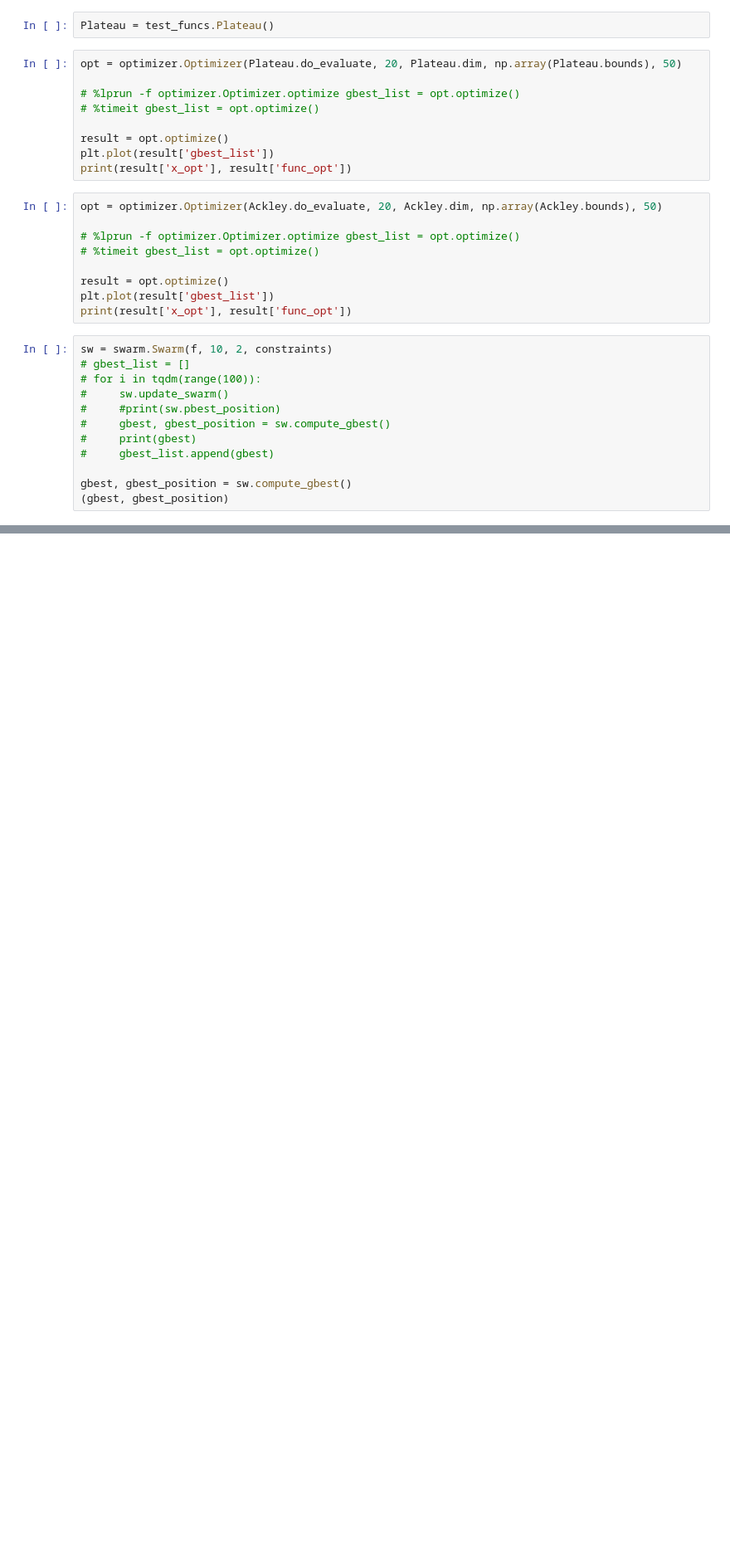
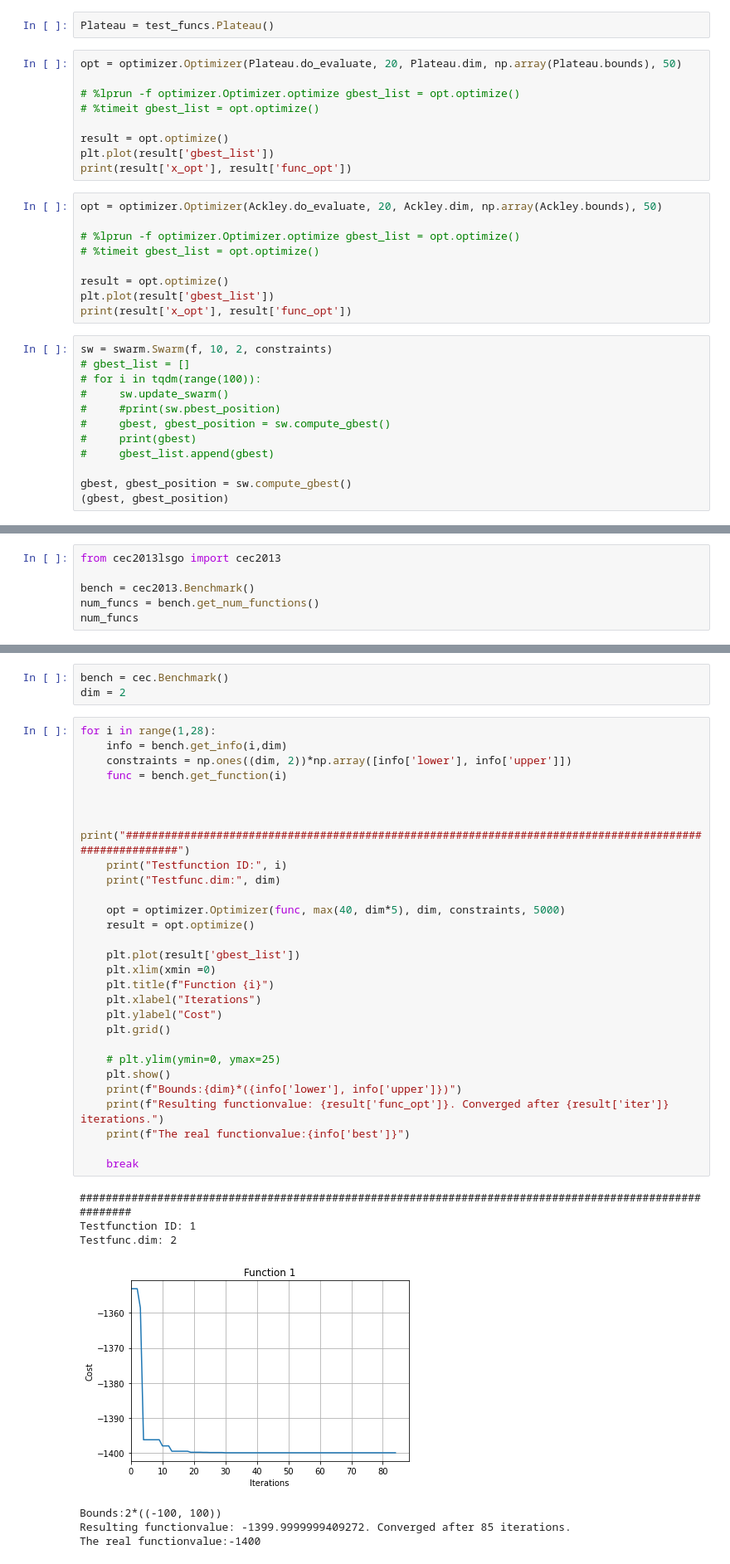
Before and after one commit to upb-lea/PSOAS, a Jupyter notebook: notebooks/evaluation.ipynb, the cells around one changed output, grey strips where cells are left out. Shown at 83% size. Saved outputs shown, nothing was run; the diff lists cells and outputs as text; blank space fills up the shorter version.

```diff
--- a/notebooks/evaluation.ipynb
+++ b/notebooks/evaluation.ipynb
@@ -77,0 +124,6 @@ gbest, gbest_position = sw.compute_gbest()
+# %%
+from cec2013lsgo import cec2013
+
+bench = cec2013.Benchmark()
+num_funcs = bench.get_num_functions()
+num_funcs
@@ -77,0 +158,39 @@ gbest, gbest_position = sw.compute_gbest()
+# %%
+bench = cec.Benchmark()
+dim = 2
+# %%
+for i in range(1,28):
+    info = bench.get_info(i,dim)
+    constraints = np.ones((dim, 2))*np.array([info['lower'], info['upper']])
+    func = bench.get_function(i)
+
+
+    print("########################################################################################################")
+    print("Testfunction ID:", i)
+    print("Testfunc.dim:", dim)
+
+    opt = optimizer.Optimizer(func, max(40, dim*5), dim, constraints, 5000)
+    result = opt.optimize()
+
+    plt.plot(result['gbest_list'])
+    plt.xlim(xmin =0)
+    plt.title(f"Function {i}")
+    plt.xlabel("Iterations")
+    plt.ylabel("Cost")
+    plt.grid()
+
+    # plt.ylim(ymin=0, ymax=25)
+    plt.show()
+    print(f"Bounds:{dim}*({info['lower'], info['upper']})")
+    print(f"Resulting functionvalue: {result['func_opt']}. Converged after {result['iter']} iterations.")
+    print(f"The real functionvalue:{info['best']}")
+
+    break
+# %% [output]
+########################################################################################################
+Testfunction ID: 1
+Testfunc.dim: 2
+[figure, added]
+Bounds:2*((-100, 100))
+Resulting functionvalue: -1399.9999999409272. Converged after 85 iterations.
+The real functionvalue:-1400
```
Also changed, not shown: parts of 6 cells of this notebook.
